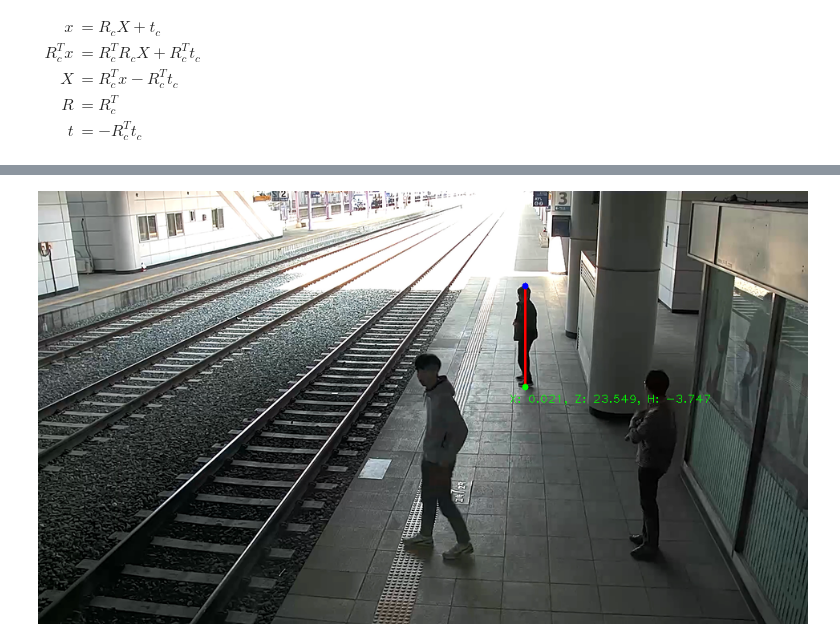
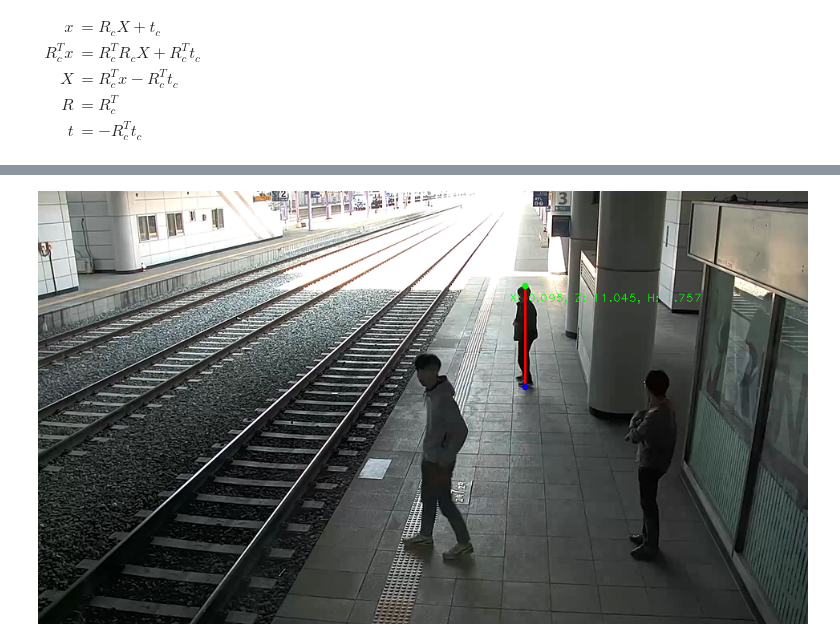
Before and after one commit to imkaywu/3d-vision-tutorial, a Jupyter notebook: 01_object_localization.ipynb, the cells around one changed output, grey strips where cells are left out. Drawn from its saved outputs; the diff is of its cells as text; code cells hidden in the pictures.

```diff
--- a/01_object_localization.ipynb
+++ b/01_object_localization.ipynb
@@ -152,29 +148,29 @@ $
 # %%
 from google.colab.patches import cv2_imshow
 
 # Load an Image
 image = cv2.imread(image_path)
 
-contact_point_ori = np.array([607, 118])
-head_point_ori = np.array([607, 244])
+contact_point_ori = np.array([607, 244])
+head_point_ori = np.array([607, 118])
 
 contact_point = np.array([[contact_point_ori[0] - cx, contact_point_ori[1] - cy, f]],
                           dtype=np.float32)
 head_point = np.array([[head_point_ori[0] - cx, head_point_ori[1] - cy, f]],
                       dtype=np.float32)
 contact_point = R.T @ contact_point.T
 head_point = R.T @ head_point.T
 X = contact_point[0] / contact_point[1] * L
 Z = contact_point[2] / contact_point[1] * L
 Zdot = head_point[2] / head_point[1] * L
 H = (Zdot - Z) * L / Zdot
 
 info = f"X: {X[0]:.3f}, Z: {Z[0]:.3f}, H: {H[0]:.3f}"
 image = cv2.line(image, contact_point_ori, head_point_ori, (0, 0, 255), 2)
 image = cv2.circle(image, contact_point_ori, 4, (255, 0, 0), -1)
 image = cv2.circle(image, head_point_ori, 4, (0, 255, 0), -1)
 image = cv2.putText(image, info, (head_point_ori[0] - 20, head_point_ori[1] + 20), cv2.FONT_HERSHEY_PLAIN, 1, (0, 255, 0))
 
 cv2_imshow(image)
 # %% [output]
-[figure, old version]
+[figure, new version]
```
Also changed, not shown: parts of 1 cell of this notebook.
